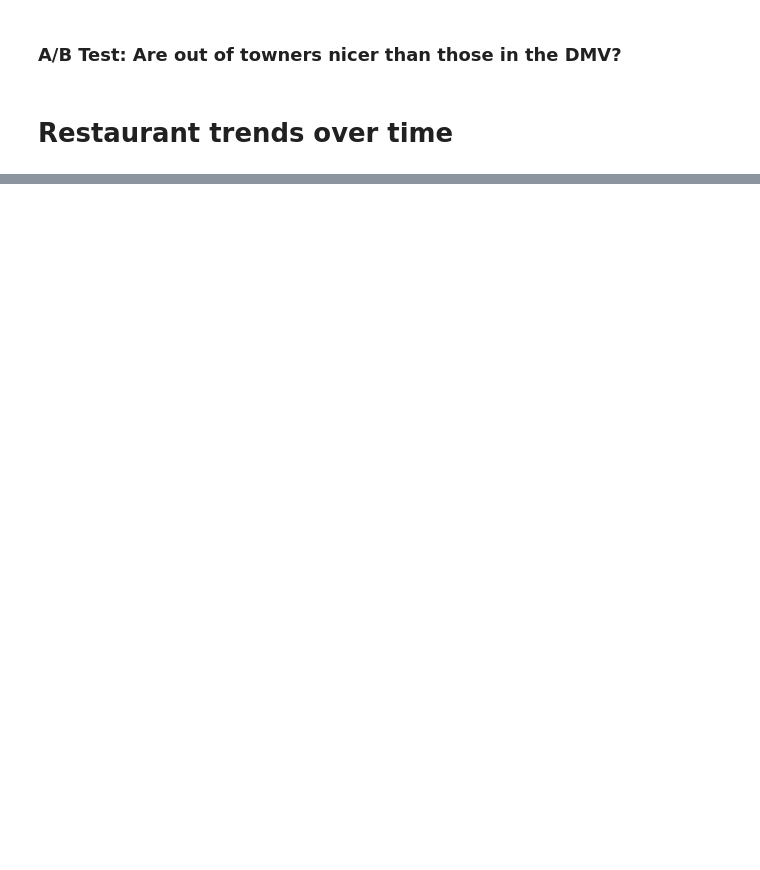
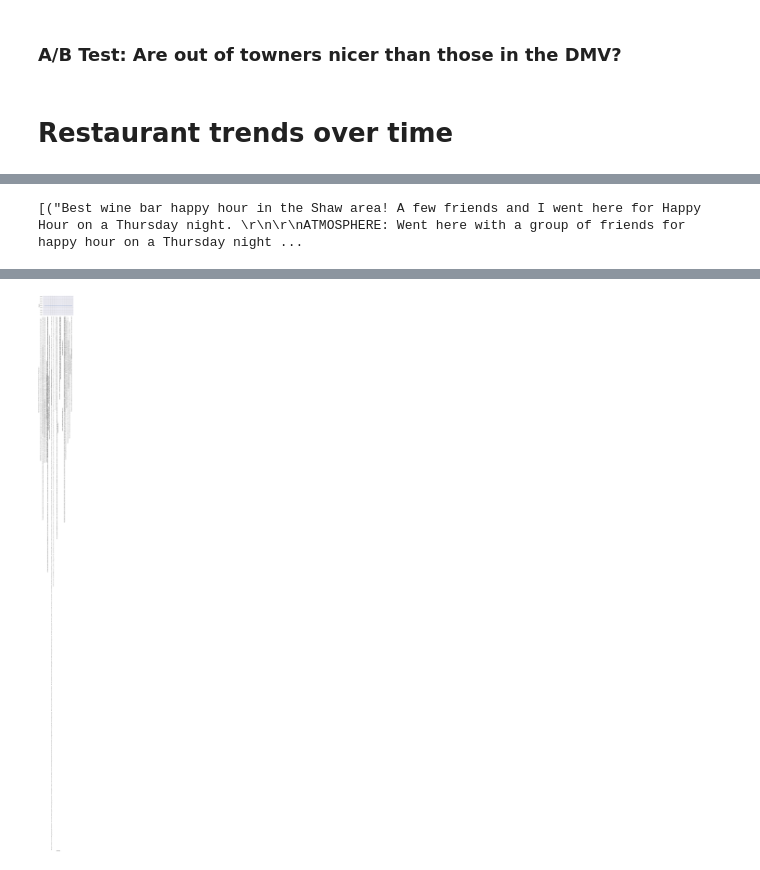
Before and after one commit to jerzeyguy384/nlpsideproject, a Jupyter notebook: yelp-dc-wine-analysis.ipynb, the cells around one changed output, grey strips where cells are left out. Saved outputs shown, nothing was run; the diff lists cells and outputs as text; code cells hidden in the pictures; blank space fills up the shorter version.

```diff
--- a/yelp-dc-wine-analysis.ipynb
+++ b/yelp-dc-wine-analysis.ipynb
@@ -264,0 +511,7 @@ wine.rest_name.value_counts().plot(kind='bar')
+# %%
+from nltk import FreqDist
+fd=FreqDist(wine.review)
+print fd.most_common(10) #sorts them for you
+fd.plot(15)
+# %% [output]
+[("Best wine bar happy hour in the Shaw area! A few friends and I went here for Happy Hour on a Thursday night. \r\n\r\nATMOSPHERE: Went here with a group of friends for happy hour on a Thursday night ...
@@ -264,0 +520 @@ wine.rest_name.value_counts().plot(kind='bar')
+[figure, added]
```
Also changed, not shown: parts of 27 cells of this notebook.
